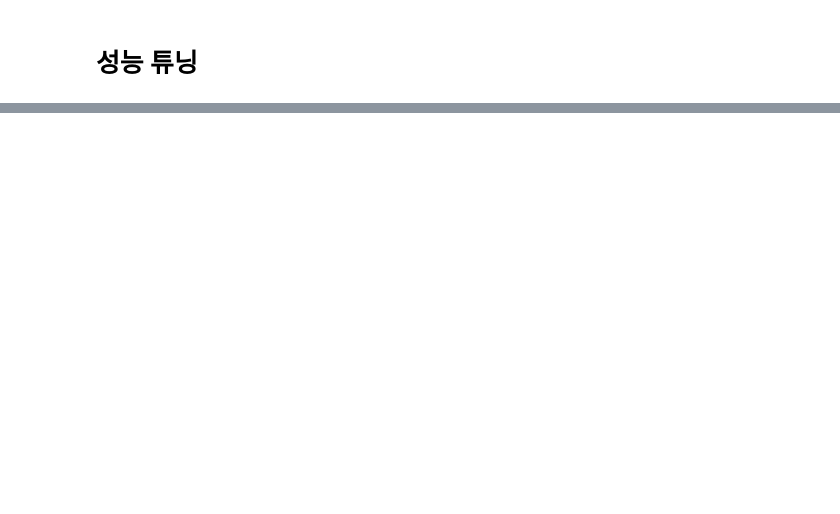
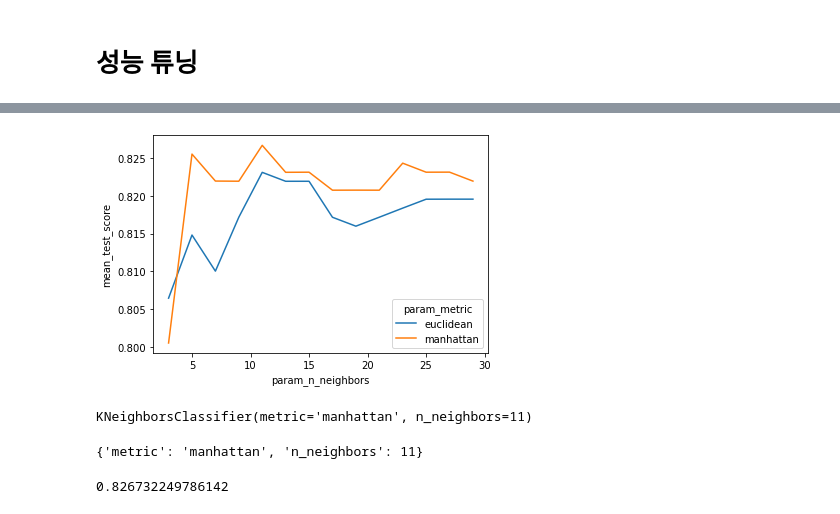
Before and after one commit to mskyun721/aivle_python, a Jupyter notebook: Class/sklearn.ipynb, the cells around one changed output, grey strips where cells are left out. Saved outputs shown, nothing was run; the diff lists cells and outputs as text; code cells hidden in the pictures; blank space fills up the shorter version.

```diff
--- a/Class/sklearn.ipynb
+++ b/Class/sklearn.ipynb
@@ -265,0 +489,3 @@ plt.show()
+# %%
+model = KNeighborsClassifier()
+model_gs = GridSearchCV(model, params, cv=5)
@@ -265,0 +498,5 @@ plt.show()
+# %%
+df = pd.DataFrame(model_gs.cv_results_)[['param_metric', 'param_n_neighbors', 'mean_test_score']]
+
+df['param_n_neighbors'].astype(int)
+df.info()
@@ -265,0 +514,17 @@ plt.show()
+# %%
+sns.lineplot(data=df, x='param_n_neighbors', y='mean_test_score', hue='param_metric')
+plt.show()
+# %% [output]
+[figure, added]
+# %%
+model_gs.best_estimator_
+# %% [output]
+KNeighborsClassifier(metric='manhattan', n_neighbors=11)
+# %%
+model_gs.best_params_
+# %% [output]
+{'metric': 'manhattan', 'n_neighbors': 11}
+# %%
+model_gs.best_score_
+# %% [output]
+0.826732249786142
```
Also changed, not shown: parts of 78 cells of this notebook.
